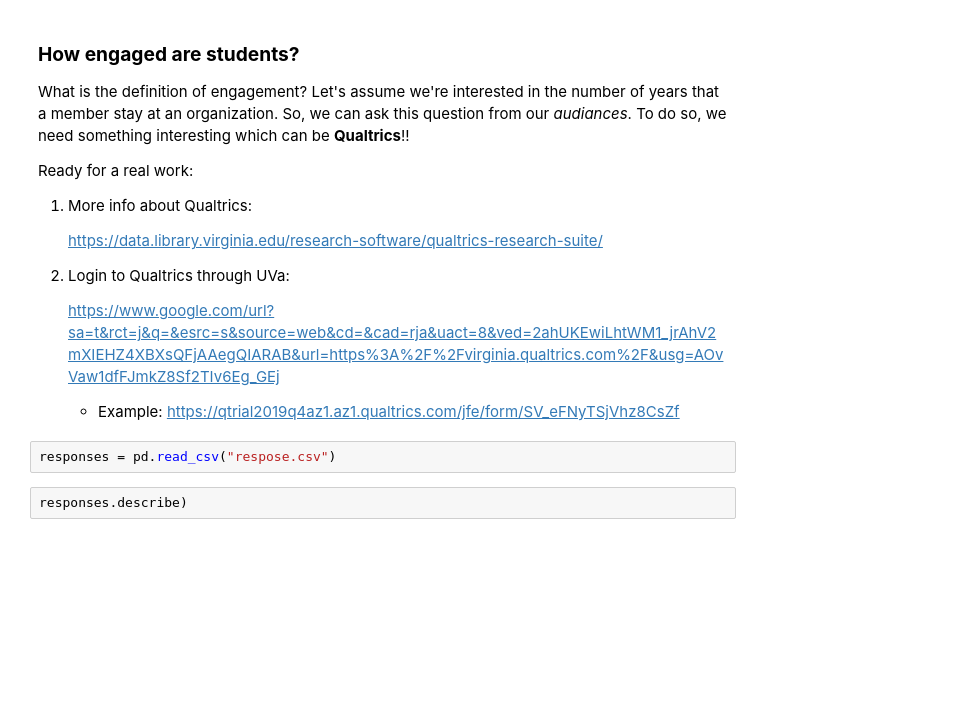
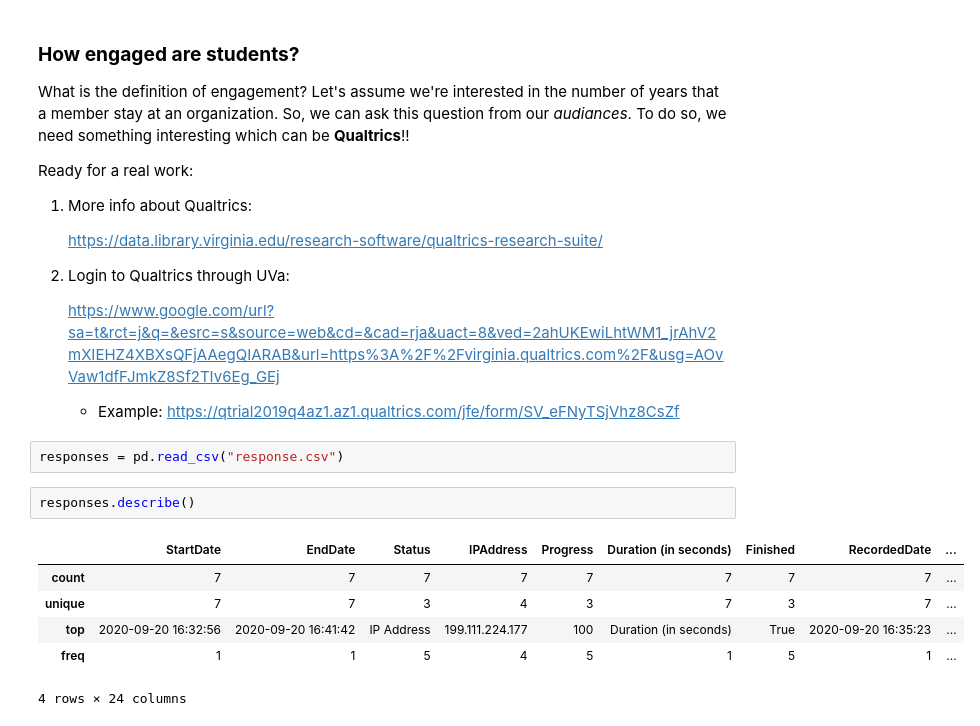
Before and after one commit to DSAC-UVA/workshops, a Jupyter notebook: data_collection/Data Collection.ipynb, the cells around one changed output. Saved outputs shown, nothing was run; the diff lists cells and outputs as text; blank space fills up the shorter version.

```diff
--- a/data_collection/Data Collection.ipynb
+++ b/data_collection/Data Collection.ipynb
@@ -94,8 +136,15 @@ Ready for a real work:
 
     - Example: https://qtrial2019q4az1.az1.qualtrics.com/jfe/form/SV_eFNyTSjVhz8CsZf
 # %%
-responses = pd.read_csv("respose.csv")
+responses = pd.read_csv("response.csv")
 # %%
-responses.describe)
+responses.describe()
+# %% [output]
+|  | StartDate | EndDate | Status | IPAddress | Progress | Duration (in seconds) | Finished | RecordedDate | ... |
+| count | 7 | 7 | 7 | 7 | 7 | 7 | 7 | 7 | ... |
+| unique | 7 | 7 | 3 | 4 | 3 | 7 | 3 | 7 | ... |
+| top | 2020-09-20 16:32:56 | 2020-09-20 16:41:42 | IP Address | 199.111.224.177 | 100 | Duration (in seconds) | True | 2020-09-20 16:35:23 | ... |
+| freq | 1 | 1 | 5 | 4 | 5 | 1 | 5 | 1 | ... |
+4 rows × 24 columns
 # %%
 responses.head(5)
```
Also changed, not shown: parts of 5 cells of this notebook.
